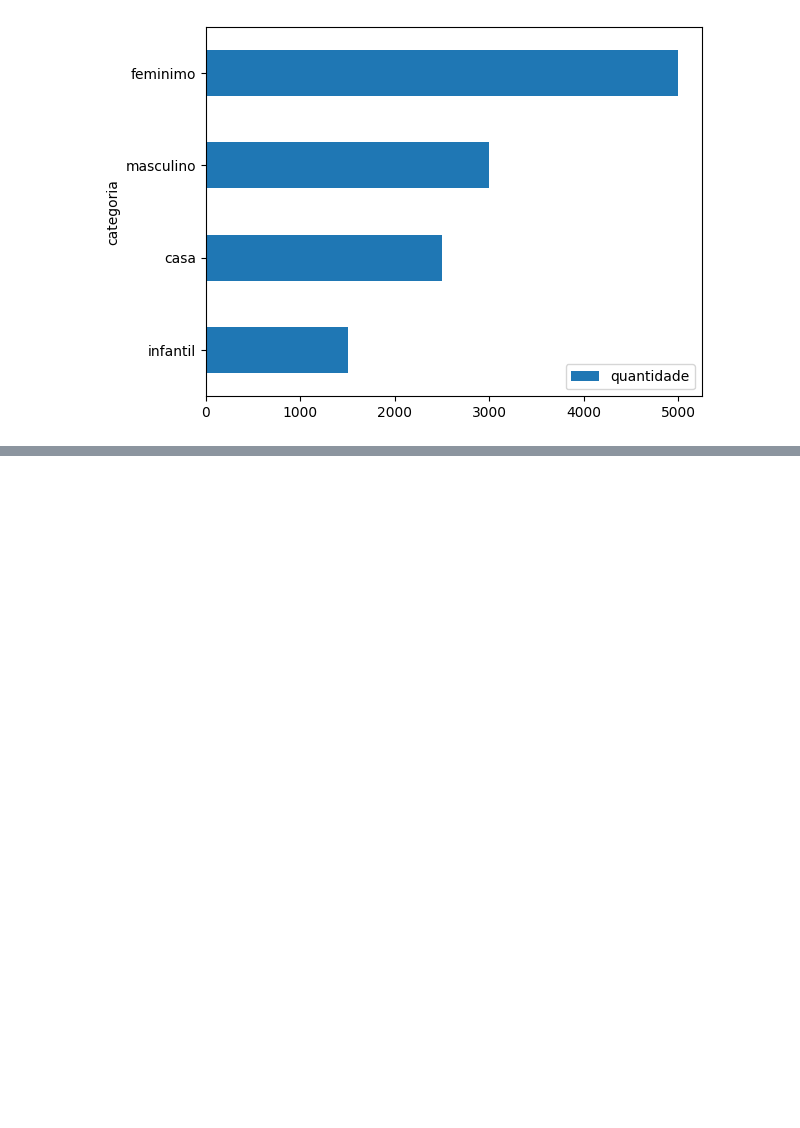
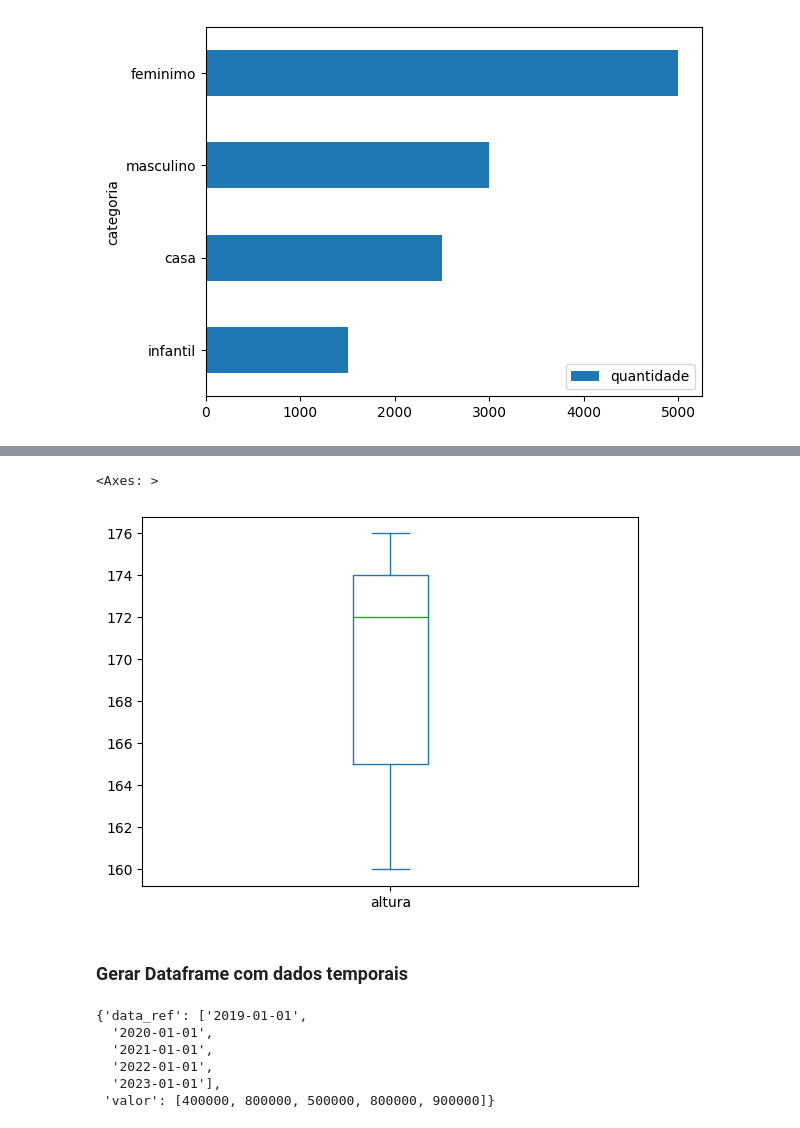
Before and after one commit to Italovini223/estatisticaDevs, a Jupyter notebook: estatistica_devs.ipynb, the cells around one changed output, grey strips where cells are left out. Cells and saved outputs as stored; diff of their text form; code cells hidden in the pictures; blank space fills up the shorter version.

```diff
--- a/estatistica_devs.ipynb
+++ b/estatistica_devs.ipynb
@@ -201,0 +215,8 @@ df_vendas.sort_values('quantidade').plot.barh(x='categoria', y='quantidade')
+# %%
+# Gráfico Boxplot - Altura
+df_medidas.altura.plot.box()
+# %% [output]
+<Axes: >
+[figure, added]
+# %% [markdown]
+### Gerar Dataframe com dados temporais
@@ -201,0 +226,9 @@ df_vendas.sort_values('quantidade').plot.barh(x='categoria', y='quantidade')
+# %%
+dict_faturamento
+# %% [output]
+{'data_ref': ['2019-01-01',
+  '2020-01-01',
+  '2021-01-01',
+  '2022-01-01',
+  '2023-01-01'],
+ 'valor': [400000, 800000, 500000, 800000, 900000]}
```
Also changed, not shown: parts of 9 cells of this notebook.
